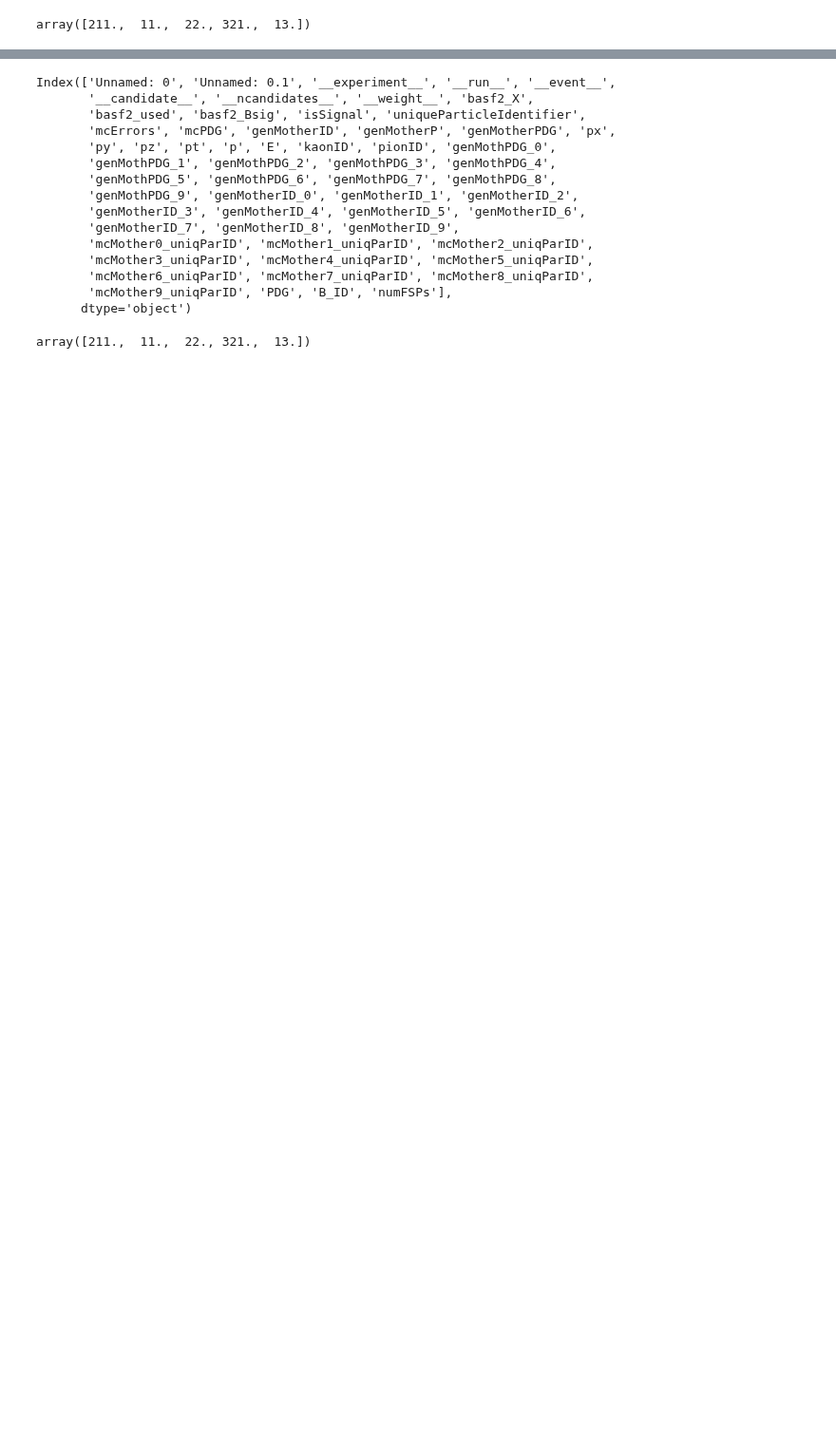
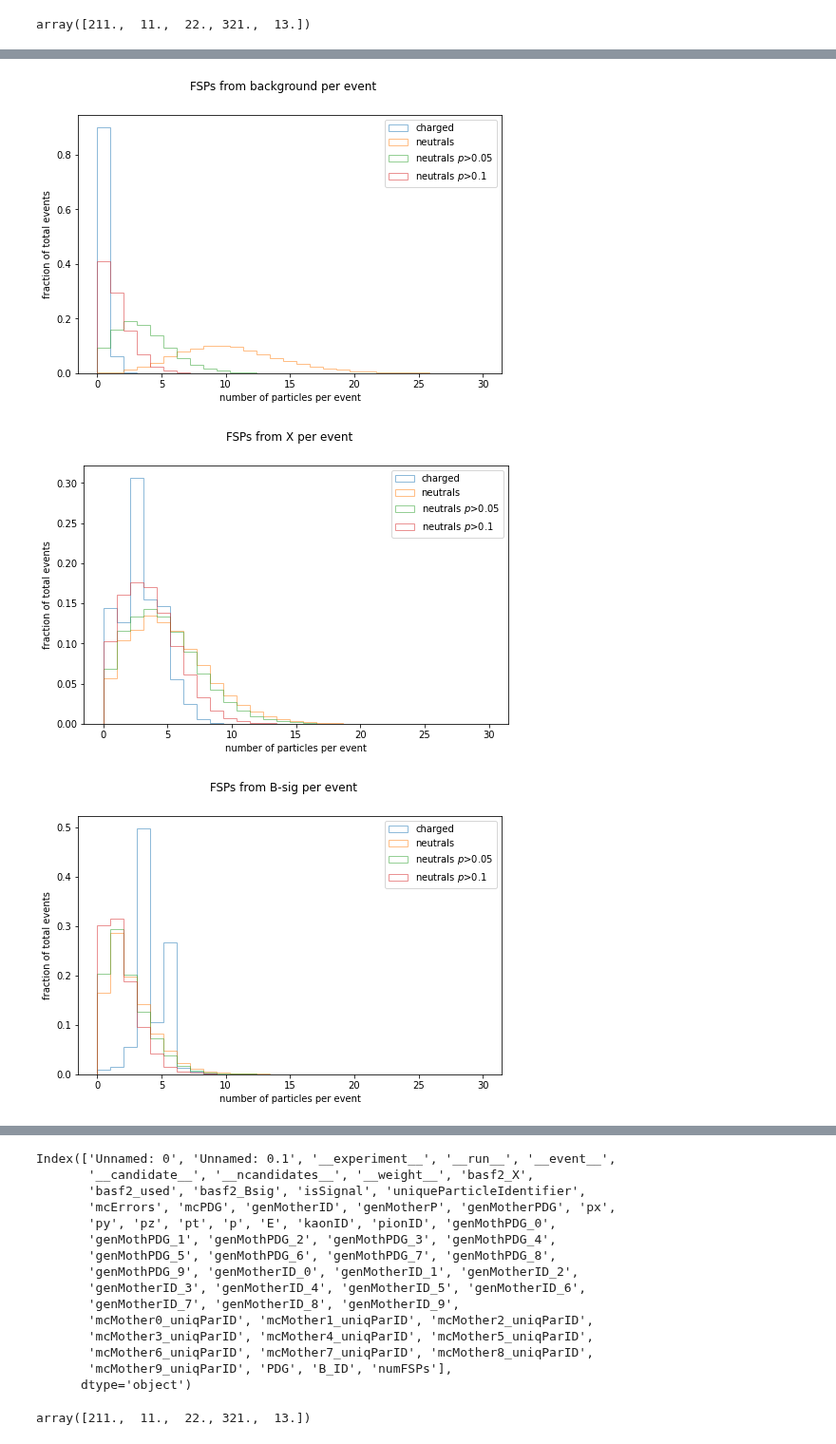
Before and after one commit to axelHeim/MCstudies, a Jupyter notebook: Dstlnu_Bt_generic/SHR_Hc_correctReco_BsX/dataSetAnalysis_df_level.ipynb, the cells around one changed output, grey strips where cells are left out. Shown at 95% size. Cells and saved outputs as stored; diff of their text form; code cells hidden in the pictures; blank space fills up the shorter version.

```diff
--- a/Dstlnu_Bt_generic/SHR_Hc_correctReco_BsX/dataSetAnalysis_df_level.ipynb
+++ b/Dstlnu_Bt_generic/SHR_Hc_correctReco_BsX/dataSetAnalysis_df_level.ipynb
@@ -42,0 +57,2 @@ df_FSPs['label'].unique()
+# %%
+df_FSPs = pd.read_csv(root_path_finalDF + "final_df_FSPs_preProcessed_SHR_wLabels.csv")
@@ -67,3 +85,35 @@ numEvents my6modes: 89999
+# %%
+numFSPs_neutrals2 = pd.DataFrame({'count' : df_FSPs_neutrals.groupby( ["__event__","label"] ).size()}).reset_index()
+numFSPs_charged2 = pd.DataFrame({'count' : df_FSPs_charged.groupby( ["__event__","label"] ).size()}).reset_index()
+# %%
+label_cat = {0: "background",1: "X",2: "B-sig"}
+
+for label in [0,1,2]:
+
+    bins = np.linspace(0, 30, 30)
+    fig, ax = plt.subplots()
+    fig.suptitle(f'FSPs from {label_cat[label]} per event')
+    fig.set_size_inches(8, 5)
+
+    ax.set_xlabel(r'number of particles per event')
+    ax.set_ylabel("fraction of total events")
+
+    ax.hist(numFSPs_charged2[numFSPs_charged2["label"] == label]["count"],bins=bins,density=True, alpha=0.5, label=(r'charged'),histtype='step')
+    ax.hist(numFSPs_neutrals2[numFSPs_neutrals2["label"] == label]["count"],bins=bins,density=True, alpha=0.5, label=(r'neutrals'),histtype='step')
+    cuts=[0.050,0.100]
+    for cut in cuts:
+        neutrals_cut = df_FSPs_neutrals[df_FSPs_neutrals["p"] > cut]
+        charged_cut = df_FSPs_charged[df_FSPs_charged["p"] > cut]
+        numFSPs_CUTneutrals = pd.DataFrame({'count' : neutrals_cut.groupby( ["__event__","label"] ).size()}).reset_index()
+        ax.hist(numFSPs_CUTneutrals[numFSPs_CUTneutrals["label"] == label]["count"],bins=bins,density=True, alpha=0.5, label=((r'neutrals $p$>{}').format(cut)),histtype='step')
+
+
+    ax.legend(loc='upper right')
+    plt.savefig(f'dataSetAnaPlots/numFSPs_histo_SHR_run1data_cuts_{label_cat[label]}.pdf')
+# %% [output]
+[figure, added]
+[figure, added]
+[figure, added]
 # %%
 bins = np.linspace(0, 60, 30)
 fig, ax = plt.subplots()
```
Also changed, not shown: parts of 12 cells of this notebook.
